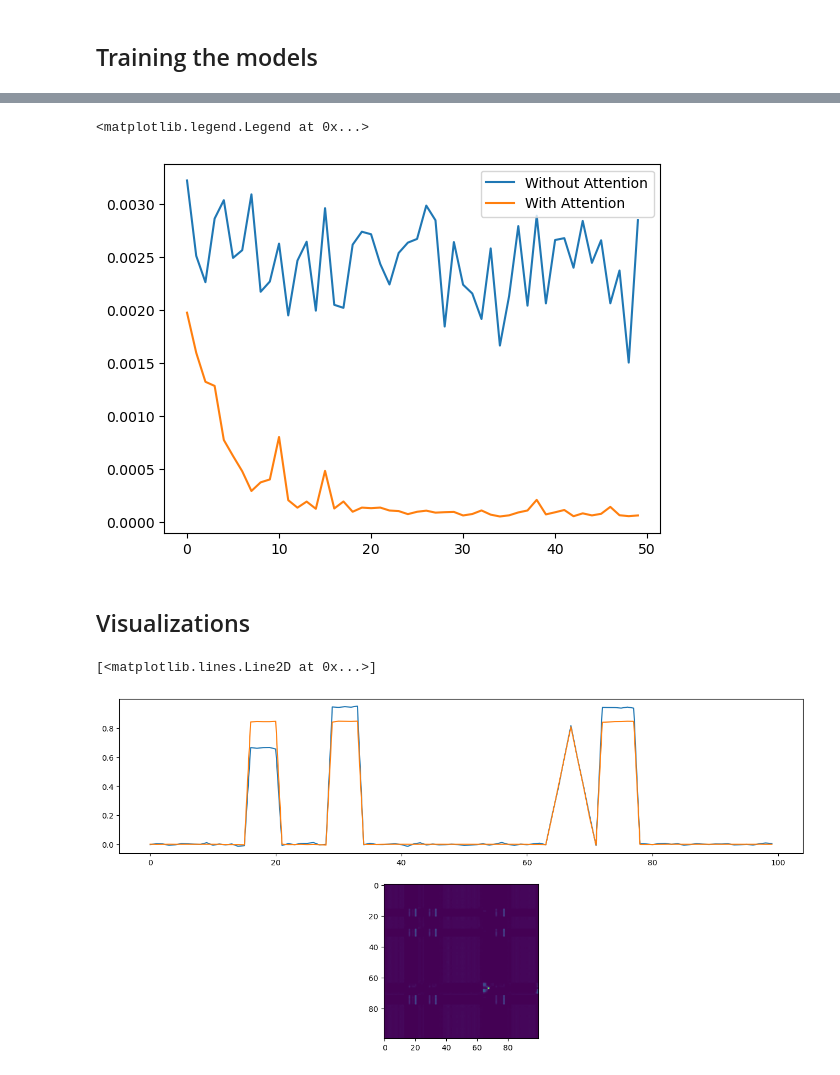
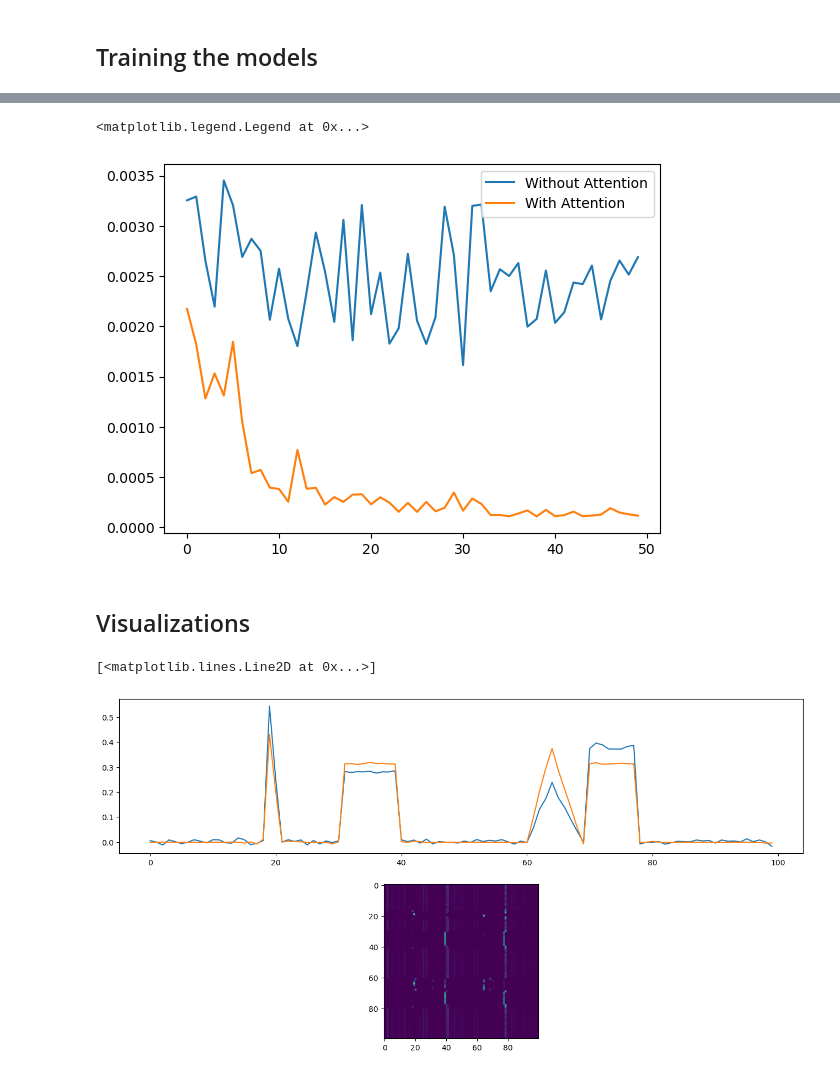
Before and after one commit to tiagofrepereira2012/attention_intuition, a Jupyter notebook: 1.attention_intuition.ipynb, the cells around one changed output, grey strips where cells are left out. Saved outputs shown, nothing was run; the diff lists cells and outputs as text; code cells hidden in the pictures.

```diff
--- a/1.attention_intuition.ipynb
+++ b/1.attention_intuition.ipynb
@@ -215,15 +216,15 @@ class SelfAttentionLayer(nn.Module):
         Q = self.conv_Q(x)
         K = self.conv_K(x)
         V = self.conv_V(x)
-        A = Q.transpose(1, 2).matmul(K).softmax(2)
-        y = A.matmul(V.transpose(1, 2)).transpose(1, 2)
+        A = (Q.transpose(1, 2) @ K) / np.sqrt(K.shape[1])
+        A = F.softmax(A, dim=2)
+        y = (A@(V.transpose(1, 2))).transpose(1, 2)
         return y
 
     def forward_attention(self, x):
         Q = self.conv_Q(x)
         K = self.conv_K(x)
-        V = self.conv_V(x)
-        A = Q.transpose(1, 2).matmul(K).softmax(2)
+        A = F.softmax(Q.transpose(1, 2)@K, 2)
         return A
 
 def train_model(model, epochs=20, device="cuda"):
@@ -308,5 +309,5 @@ Epoch: 40, Loss: 9.38402590691112e-05
 <matplotlib.legend.Legend at 0x...>
-[figure, old version]
+[figure, new version]
 # %% [markdown]
 ## Visualizations
 # %%
@@ -333,4 +334,4 @@ ax1.plot(range(len(original[0])), predicted, label="predicted target")
 #plt.legend()
 # %% [output]
 [<matplotlib.lines.Line2D at 0x...>]
-[figure, old version]
+[figure, new version]
```
Also changed, not shown: parts of 2 cells of this notebook, 1 other file.
